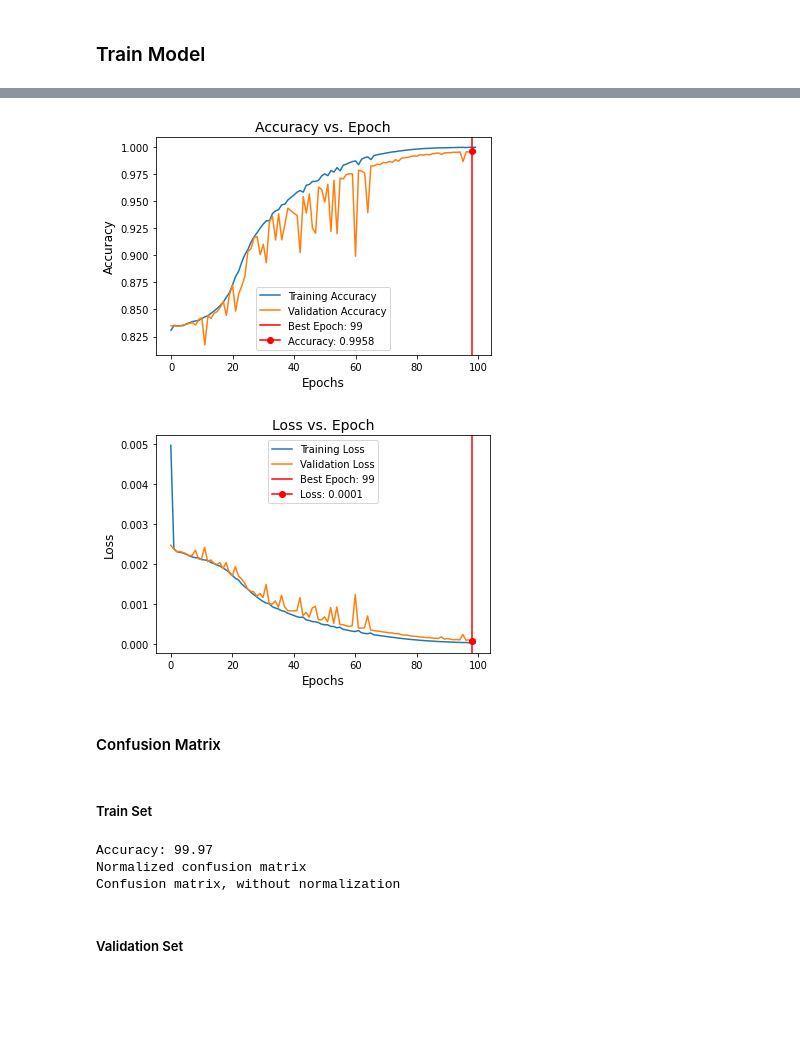
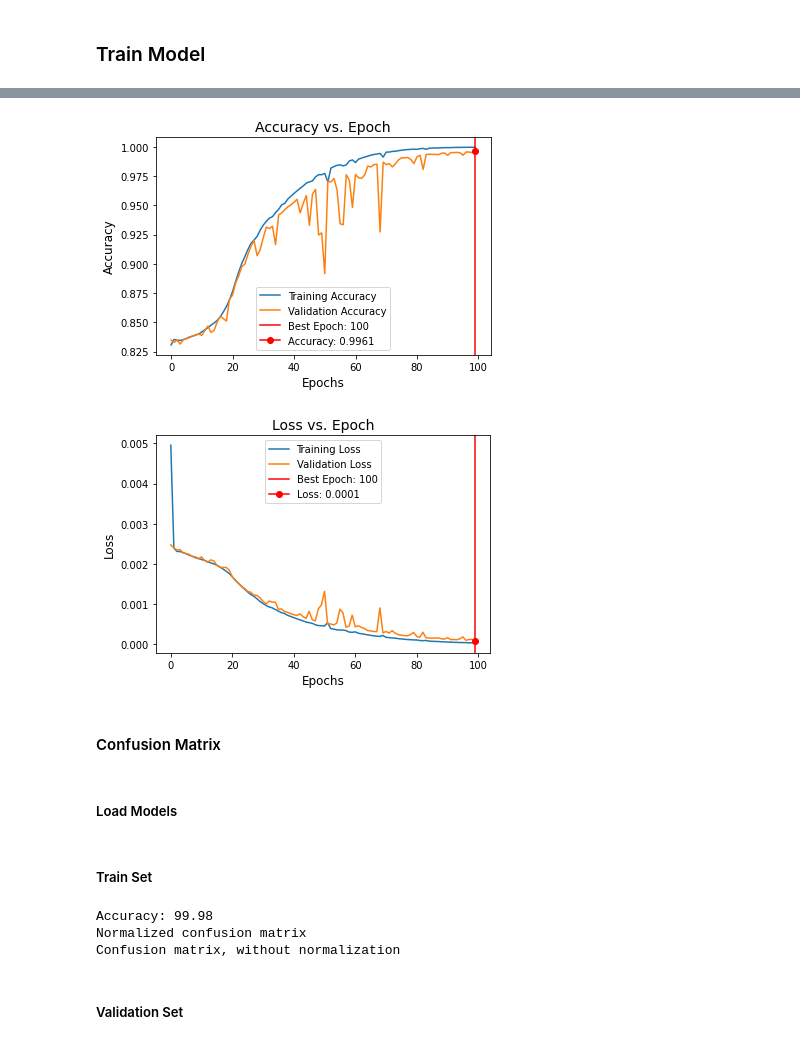
Before and after one commit to tancalv2/PretrainGinRummy, a Jupyter notebook: train/draw.ipynb, the cells around one changed output, grey strips where cells are left out. Cells and saved outputs as stored; diff of their text form; code cells hidden in the pictures; blank space fills up the shorter version.

Commit message:
Update Draw
update draw based on python scripts

```diff
--- a/train/draw.ipynb
+++ b/train/draw.ipynb
@@ -729,10 +244,12 @@ state_action_pair = {'all': 'all', # all actions
 # %%
+# state_action pair
+state = 'bpbd'
+action = 'draw'
+
 # model name
 model_name = 'all_states_all_actions'
 
-# state_action pair, and dataset selection
-state = 'bpbd'
-action = 'draw'
+# Number of Games
 numGames = 8000
 
 # prunable states
@@ -754,4 +271,7 @@ epochs = 100
 # Pretrain model
 pre_train = False
 model_PT = ''
+
+# device for model
+device = torch.device('cuda' if torch.cuda.is_available() else 'cpu')
 # %% [markdown]
@@ -786 +279,3 @@ data_pth = '{}/data/{}/{}'.format(pth,state,action)
+# %%
+data_pth, model_pth, plot_pth = create_dir(pth, state, action, model_name)
 # %% [markdown]
@@ -809,0 +283,6 @@ val_loader = load_data(data_val, label_val, batch_size, shuffle=False)
+# %%
+train_loader, val_loader, classes = load_train_data(data_pth, plot_pth,
+                                                    numGames, batch_size,
+                                                    state, action,
+                                                    pruneStatesList, actionChoice,
+                                                    balance, visualize=True)
@@ -810,7 +292,7 @@ val_loader = load_data(data_val, label_val, batch_size, shuffle=False)
 # %% [markdown]
 ### Train Model
 # %%
-model, model_acc, model_loss = train(train_loader, val_loader, batch_size, lr, epochs, verbose=True, pre_train=pre_train, model_PT=model_PT)
+model, model_acc, model_loss = train(train_loader, val_loader, plot_pth, batch_size, lr, epochs, verbose=True, pre_train=pre_train, model_PT=model_PT, device=device)
 torch.save(model, '{}/model.pt'.format(model_pth))
 torch.save(model_acc, '{}/model_acc.pt'.format(model_pth))
 torch.save(model_loss, '{}/model_loss.pt'.format(model_pth))
@@ -835,5 +317,7 @@ Total training time elapsed: 630.78 seconds
-[figure, old version]
+[figure, new version]
-[figure, old version]
+[figure, new version]
 # %% [markdown]
 #### Confusion Matrix
+# %% [markdown]
+##### Load Models
 # %%
@@ -844,10 +328,9 @@ model_loss = torch.load('{}/model_loss.pt'.format(model_pth))
 ##### Train Set
 # %%
 currGames = 8000
-model, loss_fnc, _ = load_model(model=model)
-plot_cm(classes, model, train_loader)
+plot_cm(plot_pth, classes, model, train_loader, device, numGames=currGames)
 # %% [output]
-Accuracy: 99.97
+Accuracy: 99.98
 Normalized confusion matrix
 Confusion matrix, without normalization
 # %% [markdown]
```
Also changed, not shown: parts of 72 cells of this notebook, 44 other files.
